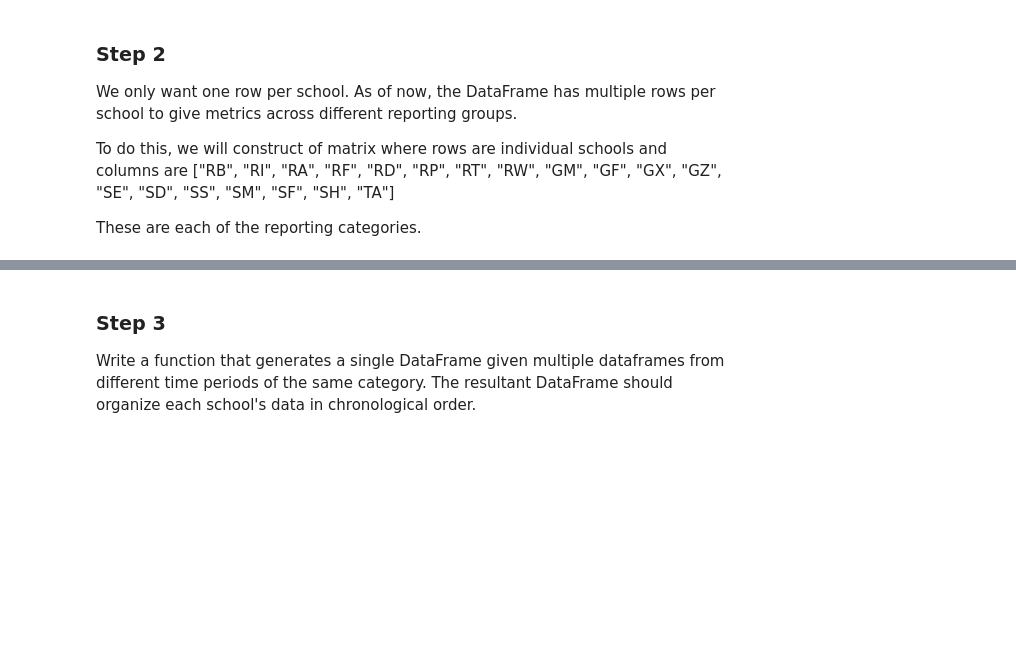
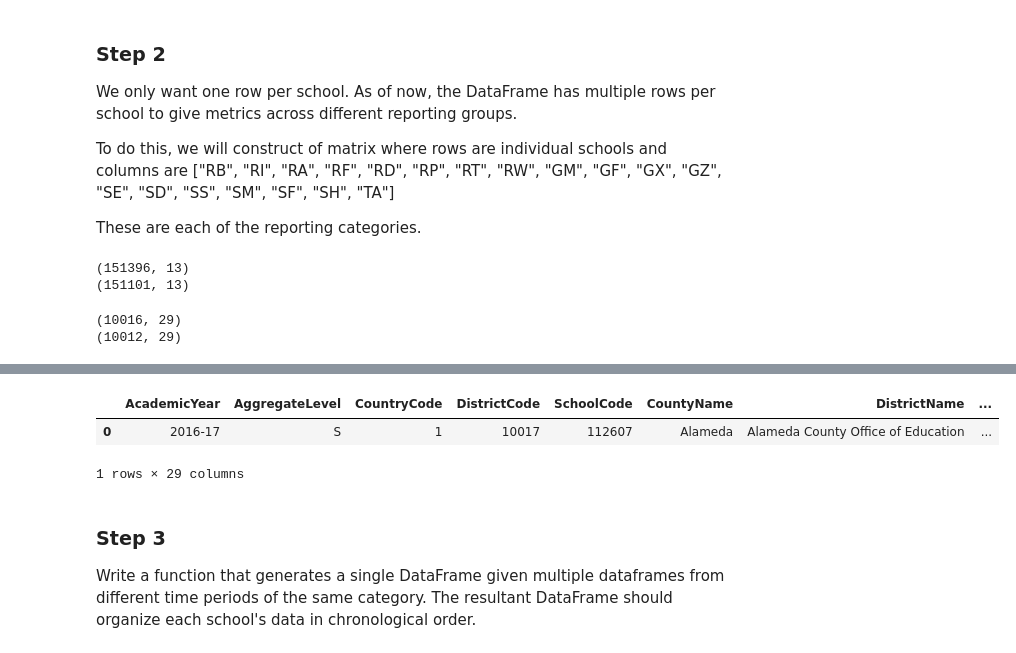
Before and after one commit to npcrites/california-school-analysis, a Jupyter notebook: Preprocessing.ipynb, the cells around one changed output, grey strips where cells are left out. Drawn from its saved outputs; the diff is of its cells as text; code cells hidden in the pictures; blank space fills up the shorter version.

```diff
--- a/Preprocessing.ipynb
+++ b/Preprocessing.ipynb
@@ -30,7 +30,7 @@ def drop_rows(df):
     rows_to_drop = []
     #drop rows that do not have unique school code
     for i, code in enumerate(df["SchoolCode"]):
-        if pd.isnull(code) or code == 0:
+        if pd.isnull(code) or code in [0,1]:
             rows_to_drop.append(i)
     #drop rows that correspond to elementary and middle school data
     for i, reporting_category in enumerate(df["ReportingCategory"]):
@@ -64,6 +64,12 @@ all_columns = ["AcademicYear", "AggregateLevel", "CountryCode", "DistrictCode",
 reporting_category_columns = ["CAR_RB", "CAR_RI", "CAR_RA", "CAR_RF", "CAR_RH", "CAR_RD",
           "CAR_RP", "CAR_RT", "CAR_RW", "CAR_GM", "CAR_GF", "CAR_GX", "CAR_GZ", "CAR_SE", "CAR_SD", "CAR_SS",
           "CAR_SM", "CAR_SF", "CAR_SH", "CAR_TA"]
+# %%
+print(df1.shape)
+print(df2.shape)
+# %% [output]
+(151396, 13)
+(151101, 13)
 # %%
 def colapse_df(df):
     #determine which rows are associated with each school
@@ -93,6 +99,12 @@ def colapse_df(df):
 # %%
 new_df1 = colapse_df(df1)
 new_df2 = colapse_df(df2)
+# %%
+print(new_df1.shape)
+print(new_df2.shape)
+# %% [output]
+(10016, 29)
+(10012, 29)
 # %%
 rows = []
 for i in range(df1.shape[0]):
@@ -118,6 +130,16 @@ df1.iloc[rows]
 | 53189 | 2016-17 | S | 1 | 10017.0 | 112607.0 | Alameda | Alameda County Office of Education | ... |
 | 53196 | 2016-17 | S | 1 | 10017.0 | 112607.0 | Alameda | Alameda County Office of Education | ... |
 | 53205 | 2016-17 | S | 1 | 10017.0 | 112607.0 | Alameda | Alameda County Office of Education | ... |
+# %%
+rows = []
+for i in range(new_df1.shape[0]):
+    if new_df1["SchoolCode"][new_df1.index[i]] == 112607:
+        rows.append(i)
+new_df1.iloc[rows]
+# %% [output]
+|  | AcademicYear | AggregateLevel | CountryCode | DistrictCode | SchoolCode | CountyName | DistrictName | ... |
+| 0 | 2016-17 | S | 1 | 10017 | 112607 | Alameda | Alameda County Office of Education | ... |
+1 rows × 29 columns
 # %% [markdown]
 ### Step 3
 Write a function that generates a single DataFrame given multiple dataframes from different time periods of the same category. The resultant DataFrame should organize each school's data in chronological order.
```
Also changed, not shown: parts of 11 cells of this notebook.
